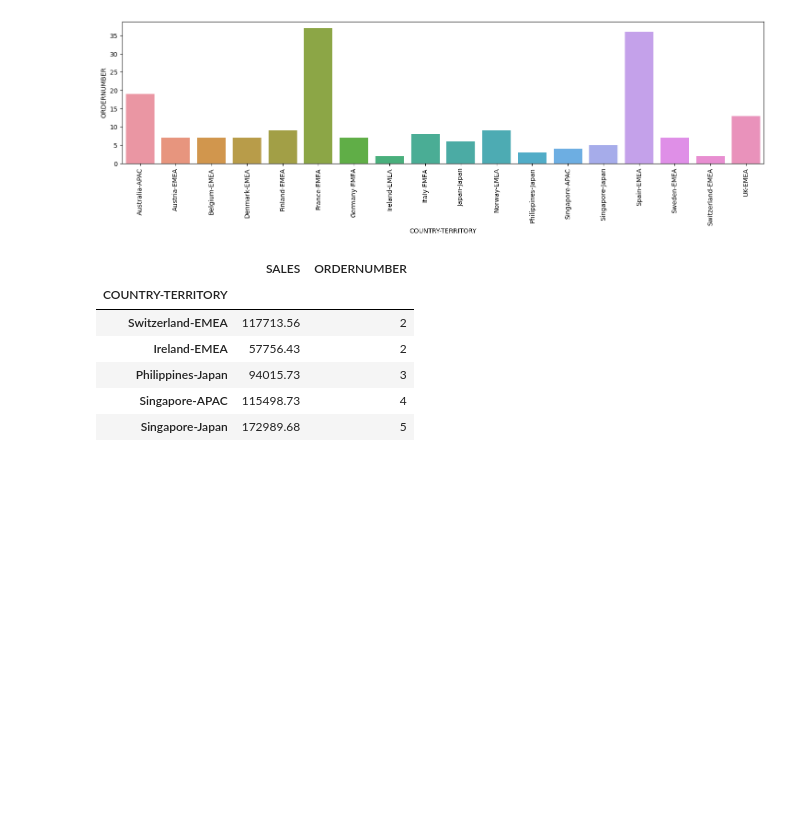
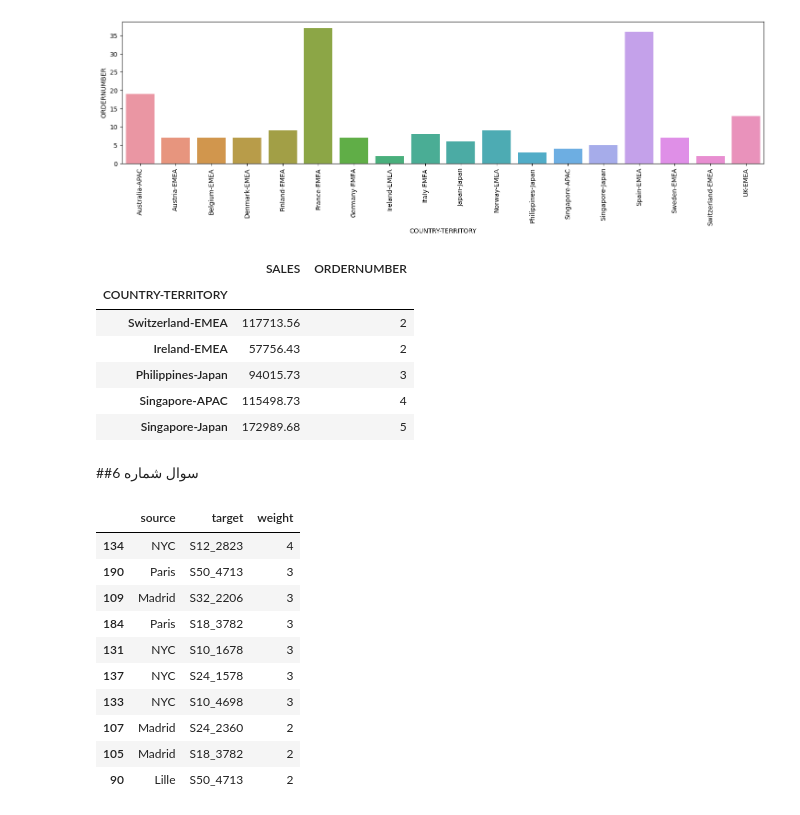
Before and after one commit to hamed-sdz/public, a Jupyter notebook: sales_analysis.ipynb, the cells around one changed output. Cells and saved outputs as stored; diff of their text form; code cells hidden in the pictures; blank space fills up the shorter version.

```diff
--- a/sales_analysis.ipynb
+++ b/sales_analysis.ipynb
@@ -182,3 +201,35 @@ territory_sales.head(5)
 | Philippines-Japan | 94015.73 | 3 |
 | Singapore-APAC | 115498.73 | 4 |
 | Singapore-Japan | 172989.68 | 5 |
+# %% [markdown]
+##سوال شماره 6
+# %%
+motorcycles = df[df['PRODUCTLINE'] == 'Motorcycles']
+
+city_motorcycles = pd.DataFrame(columns=['source', 'target', 'weight'])
+
+data = []
+for _, row in motorcycles.iterrows():
+    city = row['CITY']
+    motorcycle = row['PRODUCTCODE']
+    data.append([city, motorcycle, 1])
+
+city_motorcycles = pd.DataFrame(data, columns=['source', 'target', 'weight'])
+city_motorcycles = city_motorcycles.groupby(['source', 'target']).sum().reset_index()
+city_motorcycles = city_motorcycles.sort_values(['weight'], ascending=[False])
+
+city_motorcycles.to_csv('city_motorcycles.csv', index=False)
+
+city_motorcycles.head(10)
+# %% [output]
+|  | source | target | weight |
+| 134 | NYC | S12_2823 | 4 |
+| 190 | Paris | S50_4713 | 3 |
+| 109 | Madrid | S32_2206 | 3 |
+| 184 | Paris | S18_3782 | 3 |
+| 131 | NYC | S10_1678 | 3 |
+| 137 | NYC | S24_1578 | 3 |
+| 133 | NYC | S10_4698 | 3 |
+| 107 | Madrid | S24_2360 | 2 |
+| 105 | Madrid | S18_3782 | 2 |
+| 90 | Lille | S50_4713 | 2 |
```
Also changed, not shown: parts of 7 cells of this notebook.
